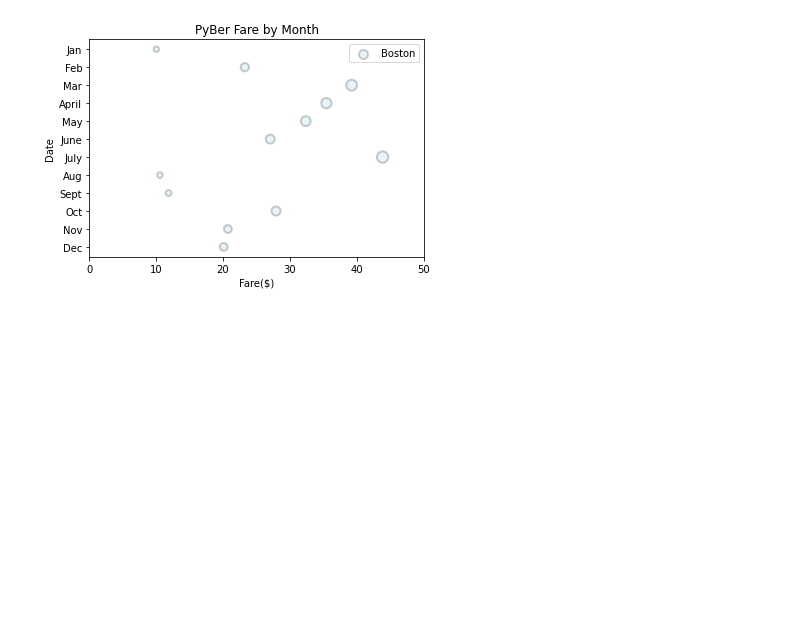
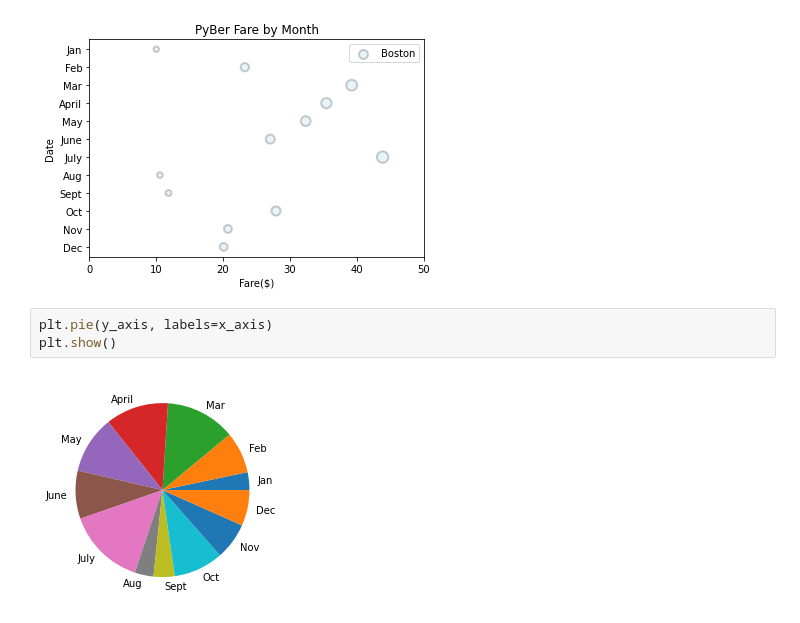
Before and after one commit to JJRJR/PyBer_Analysis, a Jupyter notebook: matplotlib_practice.ipynb, the cells around one changed output. Saved outputs shown, nothing was run; the diff lists cells and outputs as text; blank space fills up the shorter version.

```diff
--- a/matplotlib_practice.ipynb
+++ b/matplotlib_practice.ipynb
@@ -342,3 +342,8 @@ ax.legend()
 # %% [output]
 <matplotlib.legend.Legend at 0x...>
 [figure]
+# %%
+plt.pie(y_axis, labels=x_axis)
+plt.show()
+# %% [output]
+[figure, added]
```
Also changed, not shown: parts of 3 cells of this notebook.
